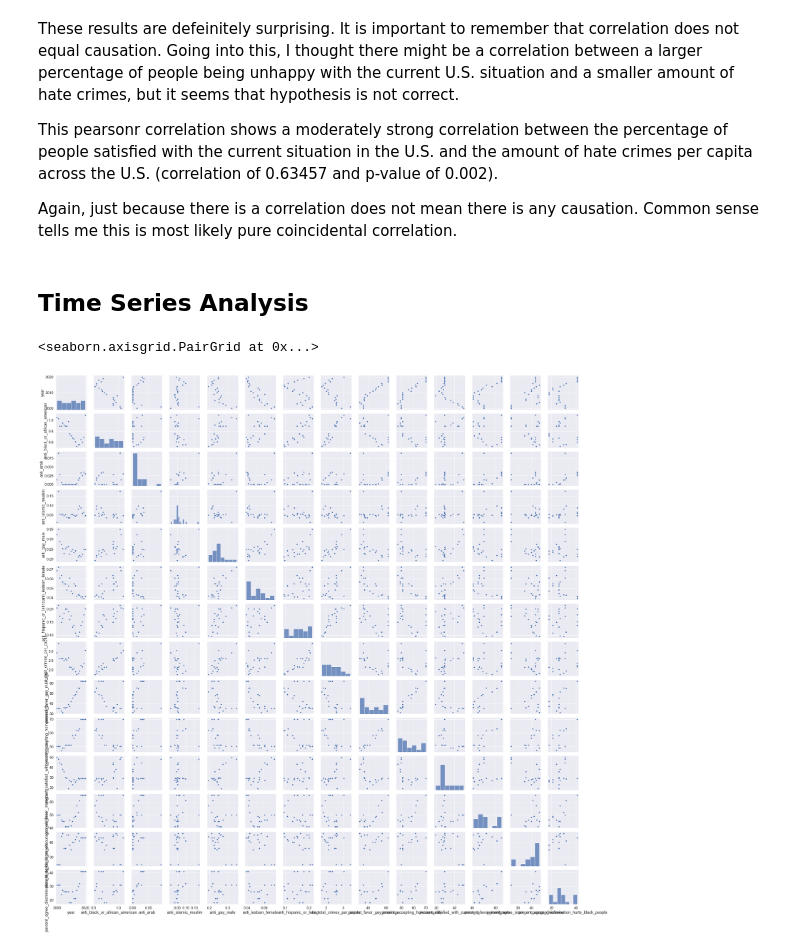
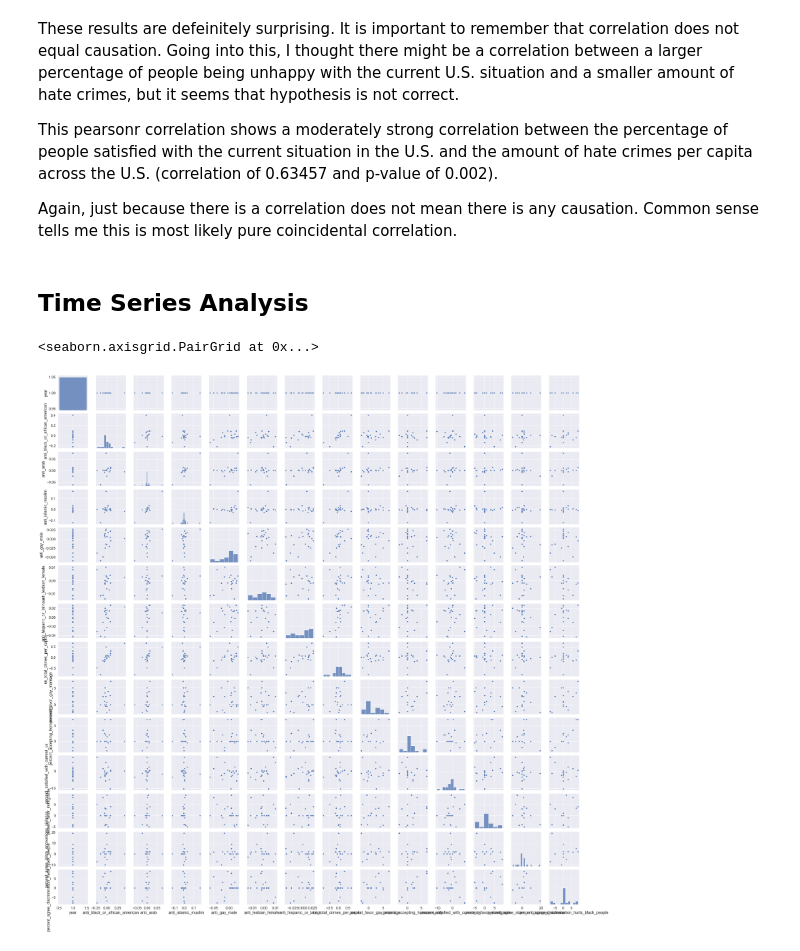
Before and after one commit to scdone/us_hate_crime_analysis_1991-2020, a Jupyter notebook: jupyter_notebooks/analysis/correlation_analysis.ipynb, the cells around one changed output. Drawn from its saved outputs; the diff is of its cells as text; code cells hidden in the pictures.

Commit message:
added to political data analysis

```diff
--- a/jupyter_notebooks/analysis/correlation_analysis.ipynb
+++ b/jupyter_notebooks/analysis/correlation_analysis.ipynb
@@ -367,10 +391,10 @@ These results are defeinitely surprising. It is important to remember that corre
 This pearsonr correlation shows a moderately strong correlation between the percentage of people satisfied with the current situation in the U.S. and the amount of hate crimes per capita across the U.S. (correlation of 0.63457 and p-value of 0.002).
 
 Again, just because there is a correlation does not mean there is any causation. Common sense tells me this is most likely pure coincidental correlation.
-# %% [markdown]
-## Time Series Analysis
+# %% [markdown]
+## Time Series Analysis
 # %%
-sns.pairplot(df)
+sns.pairplot(df.diff())
 # %% [output]
 <seaborn.axisgrid.PairGrid at 0x...>
-[figure, old version]
+[figure, new version]
```
Also changed, not shown: parts of 53 cells of this notebook, 5 other files.
